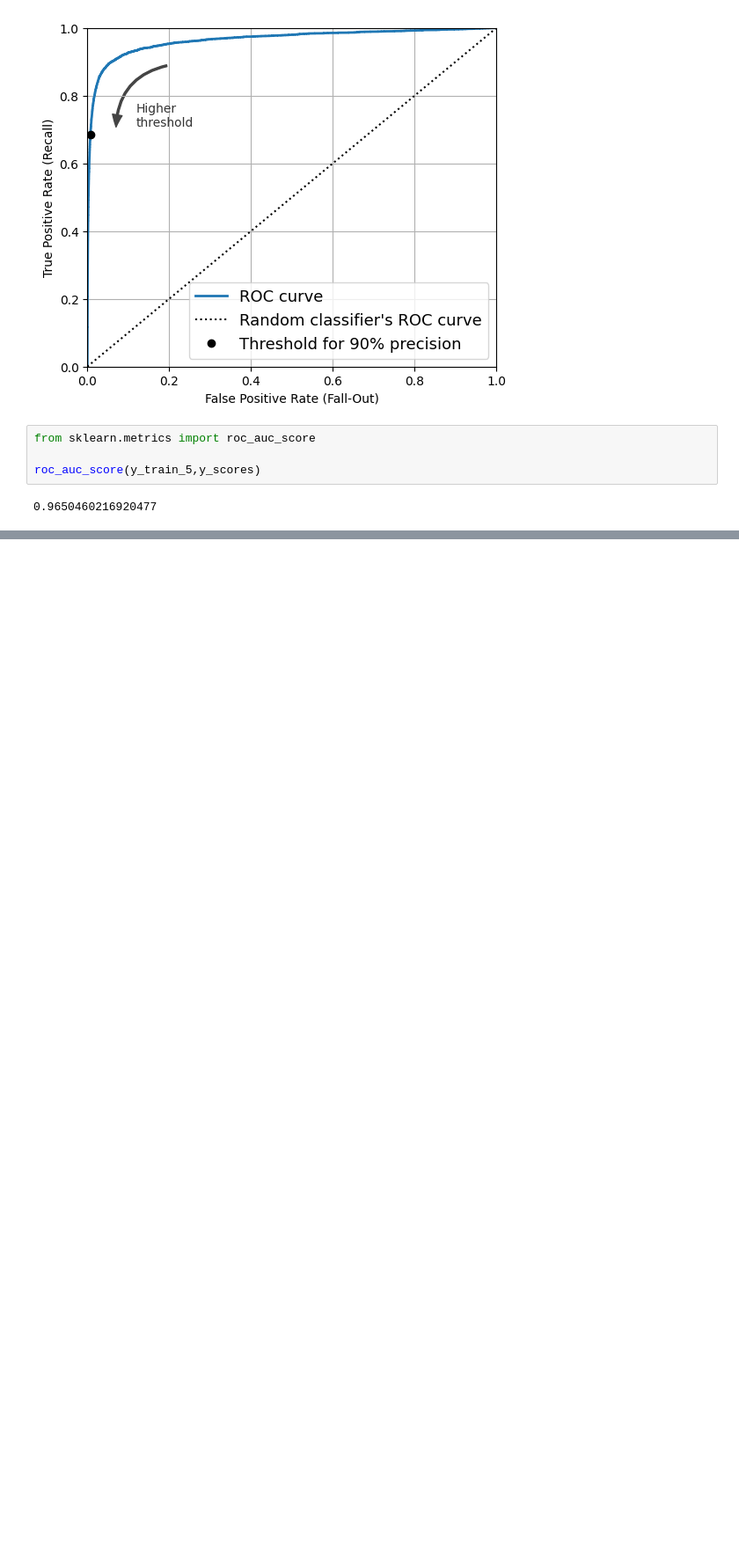
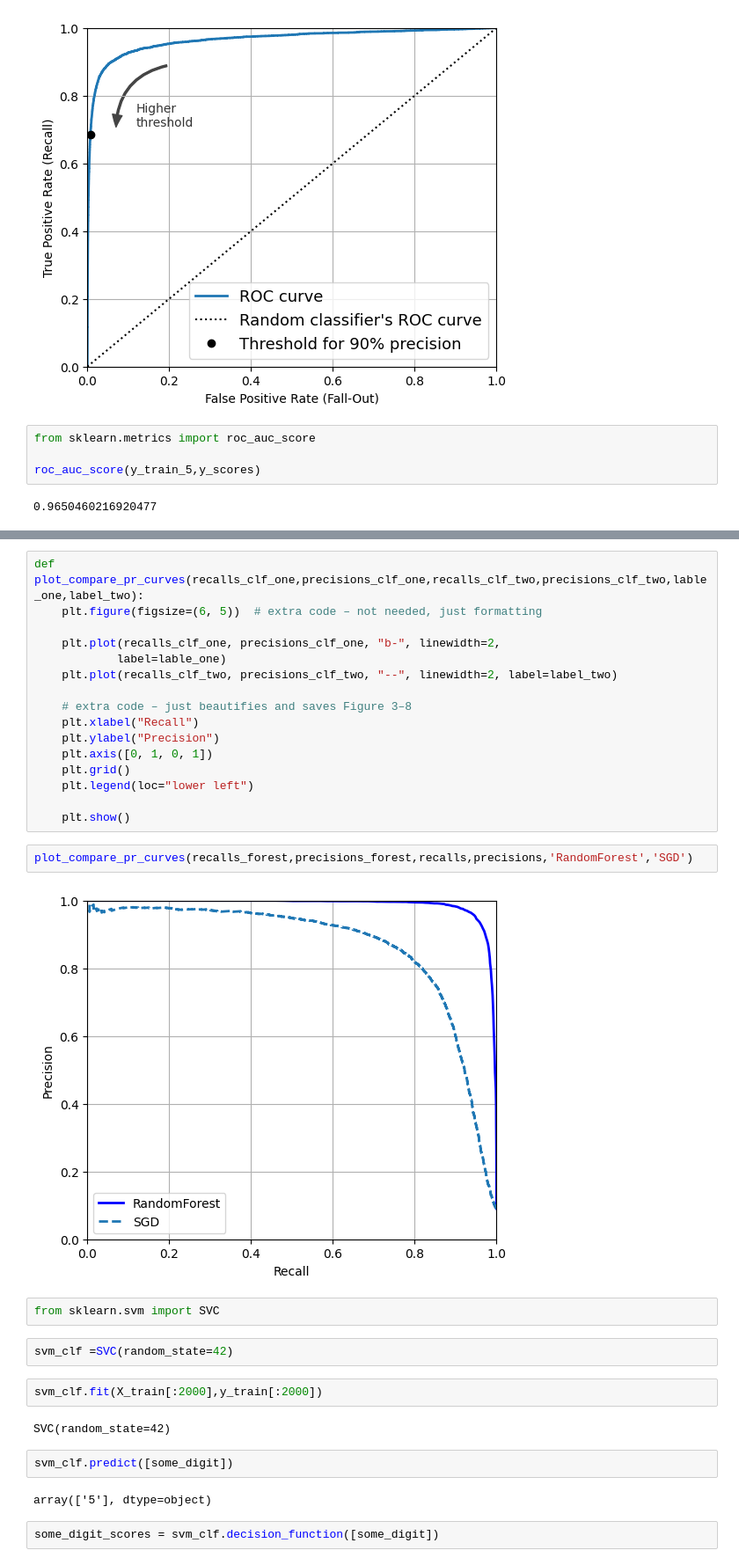
Before and after one commit to Rasheek16/ml-using-tf, a Jupyter notebook: chapters/03_classification/notebook.ipynb, the cells around one changed output, grey strips where cells are left out. Shown at 88% size. Cells and saved outputs as stored; diff of their text form; blank space fills up the shorter version.

```diff
--- a/chapters/03_classification/notebook.ipynb
+++ b/chapters/03_classification/notebook.ipynb
@@ -262,0 +278,34 @@ roc_auc_score(y_train_5,y_scores)
+# %%
+def plot_compare_pr_curves(recalls_clf_one,precisions_clf_one,recalls_clf_two,precisions_clf_two,lable_one,label_two):
+    plt.figure(figsize=(6, 5))  # extra code – not needed, just formatting
+
+    plt.plot(recalls_clf_one, precisions_clf_one, "b-", linewidth=2,
+            label=lable_one)
+    plt.plot(recalls_clf_two, precisions_clf_two, "--", linewidth=2, label=label_two)
+
+    # extra code – just beautifies and saves Figure 3–8
+    plt.xlabel("Recall")
+    plt.ylabel("Precision")
+    plt.axis([0, 1, 0, 1])
+    plt.grid()
+    plt.legend(loc="lower left")
+
+    plt.show()
+# %%
+plot_compare_pr_curves(recalls_forest,precisions_forest,recalls,precisions,'RandomForest','SGD')
+# %% [output]
+[figure, added]
+# %%
+from sklearn.svm import SVC
+# %%
+svm_clf =SVC(random_state=42)
+# %%
+svm_clf.fit(X_train[:2000],y_train[:2000])
+# %% [output]
+SVC(random_state=42)
+# %%
+svm_clf.predict([some_digit])
+# %% [output]
+array(['5'], dtype=object)
+# %%
+some_digit_scores = svm_clf.decision_function([some_digit])
```
Also changed, not shown: parts of 39 cells of this notebook.
